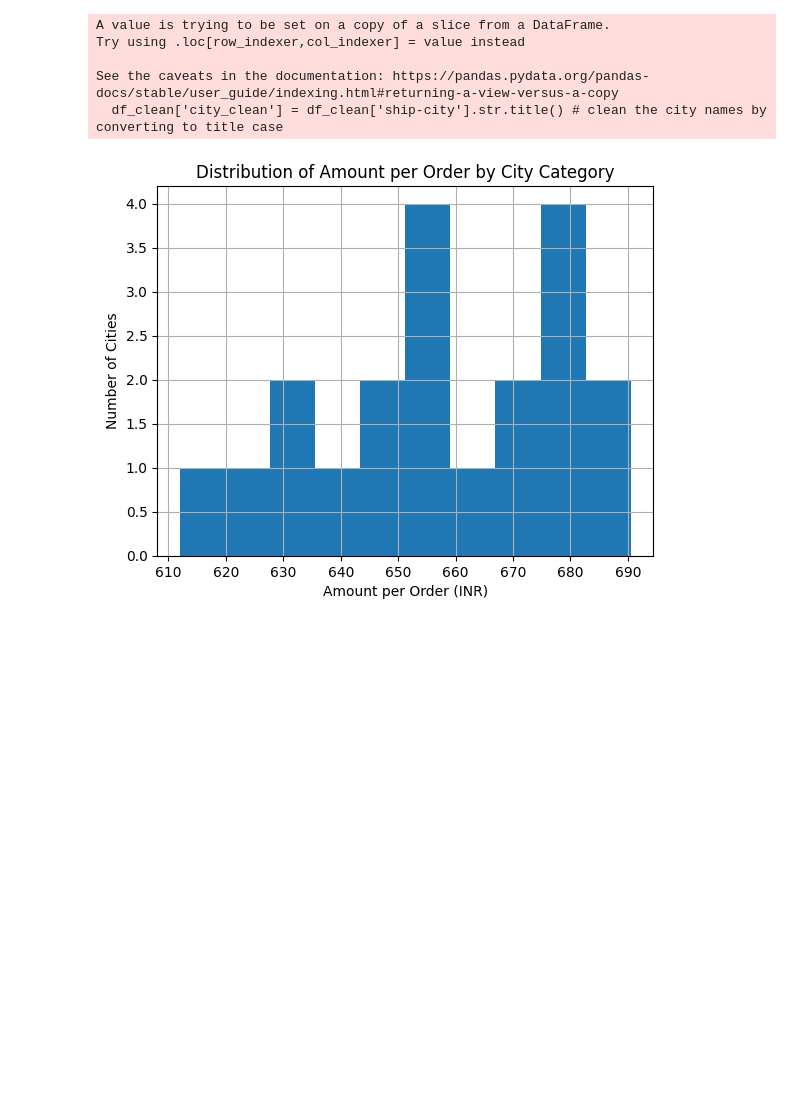
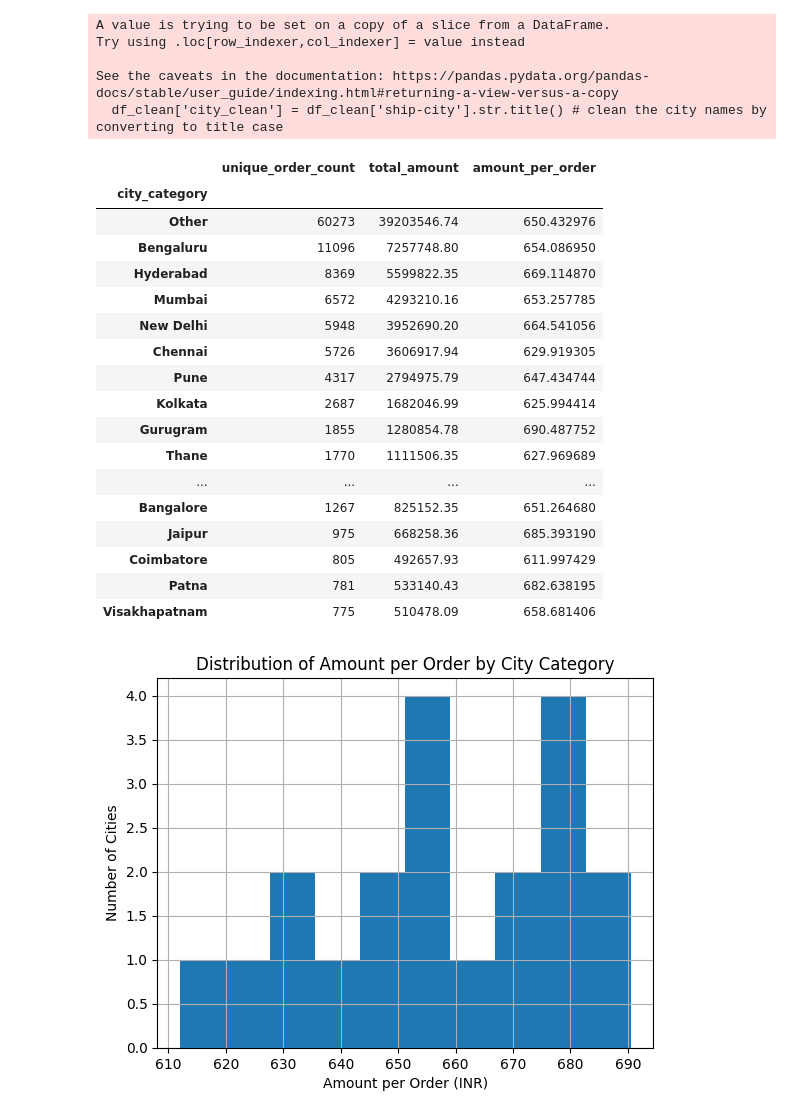
Before and after one commit to siaaldo/verihubs_tech_test, a Jupyter notebook: visualization_and_findings.ipynb, the cells around one changed output. Drawn from its saved outputs; the diff is of its cells as text; code cells hidden in the pictures; blank space fills up the shorter version.

```diff
--- a/visualization_and_findings.ipynb
+++ b/visualization_and_findings.ipynb
@@ -696,6 +696,27 @@ df_clean_order_city = df_order_city.groupby('city_category').agg({
 }).sort_values(by='unique_order_count', ascending=False)
 # %%
 df_clean_order_city['amount_per_order'] = df_clean_order_city['total_amount'] / df_clean_order_city['unique_order_count']
+# %%
+df_clean_order_city
+# %% [output]
+|  | unique_order_count | total_amount | amount_per_order |
+| city_category |  |  |  |
+| Other | 60273 | 39203546.74 | 650.432976 |
+| Bengaluru | 11096 | 7257748.80 | 654.086950 |
+| Hyderabad | 8369 | 5599822.35 | 669.114870 |
+| Mumbai | 6572 | 4293210.16 | 653.257785 |
+| New Delhi | 5948 | 3952690.20 | 664.541056 |
+| Chennai | 5726 | 3606917.94 | 629.919305 |
+| Pune | 4317 | 2794975.79 | 647.434744 |
+| Kolkata | 2687 | 1682046.99 | 625.994414 |
+| Gurugram | 1855 | 1280854.78 | 690.487752 |
+| Thane | 1770 | 1111506.35 | 627.969689 |
+| ... | ... | ... | ... |
+| Bangalore | 1267 | 825152.35 | 651.264680 |
+| Jaipur | 975 | 668258.36 | 685.393190 |
+| Coimbatore | 805 | 492657.93 | 611.997429 |
+| Patna | 781 | 533140.43 | 682.638195 |
+| Visakhapatnam | 775 | 510478.09 | 658.681406 |
 # %%
 df_clean_order_city.hist('amount_per_order')
 plt.title('Distribution of Amount per Order by City Category')
```
Also changed, not shown: parts of 2 cells of this notebook, 1 other file.
